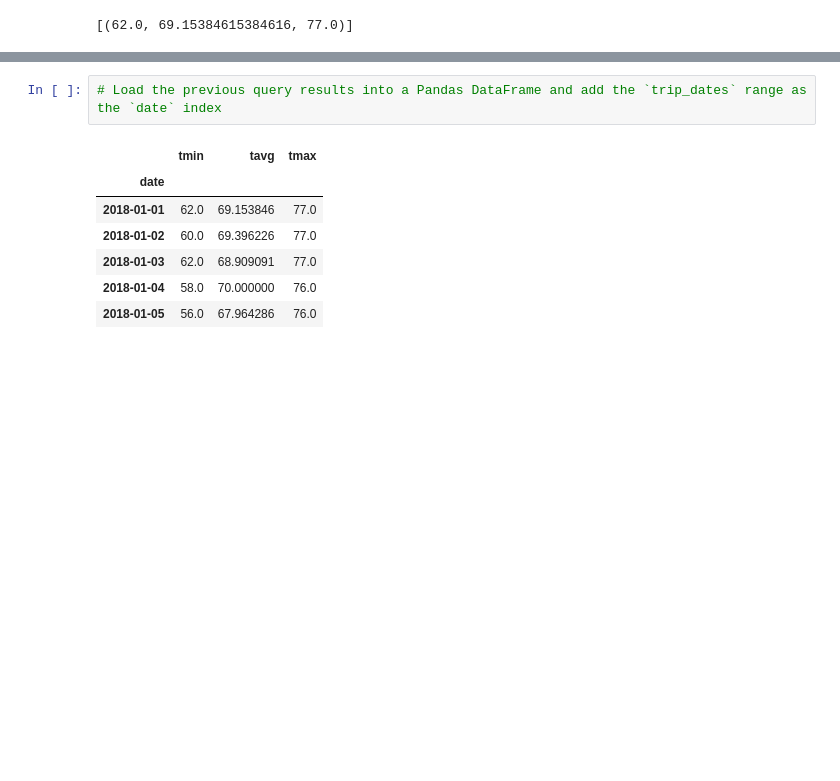
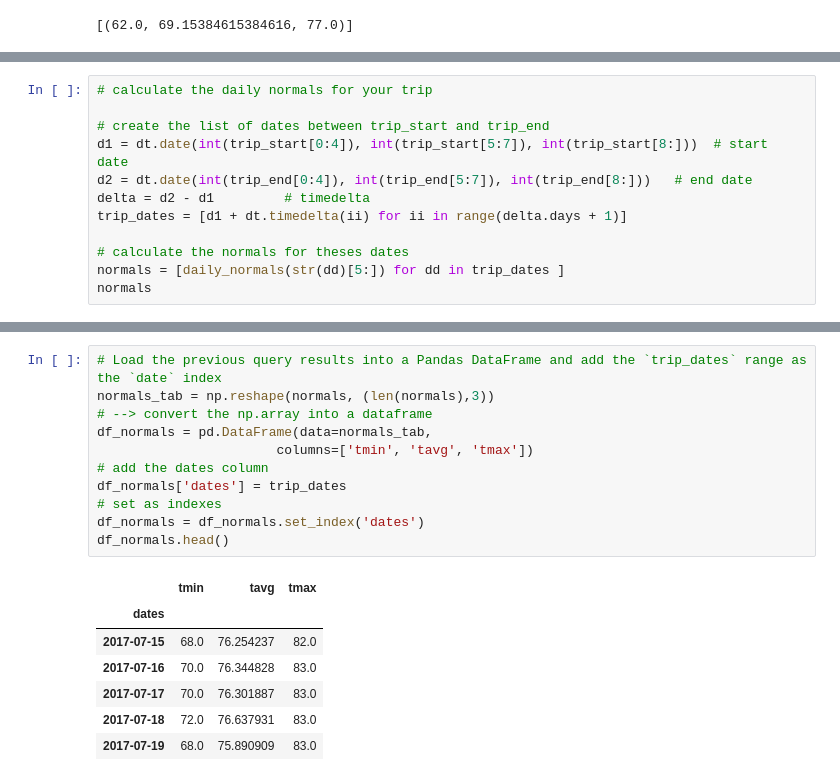
Before and after one commit to marieo31/SQLAlchemy_Challenge, a Jupyter notebook: climate.ipynb, the cells around one changed output, grey strips where cells are left out. Cells and saved outputs as stored; diff of their text form; blank space fills up the shorter version.

```diff
--- a/climate.ipynb
+++ b/climate.ipynb
@@ -310,0 +292,12 @@ daily_normals("01-01")
+# %%
+# calculate the daily normals for your trip
+
+# create the list of dates between trip_start and trip_end
+d1 = dt.date(int(trip_start[0:4]), int(trip_start[5:7]), int(trip_start[8:]))  # start date
+d2 = dt.date(int(trip_end[0:4]), int(trip_end[5:7]), int(trip_end[8:]))   # end date
+delta = d2 - d1         # timedelta
+trip_dates = [d1 + dt.timedelta(ii) for ii in range(delta.days + 1)]
+
+# calculate the normals for theses dates
+normals = [daily_normals(str(dd)[5:]) for dd in trip_dates ]
+normals
@@ -311,12 +322,21 @@ daily_normals("01-01")
 # %%
 # Load the previous query results into a Pandas DataFrame and add the `trip_dates` range as the `date` index
+normals_tab = np.reshape(normals, (len(normals),3))
+# --> convert the np.array into a dataframe
+df_normals = pd.DataFrame(data=normals_tab,
+                       columns=['tmin', 'tavg', 'tmax'])
+# add the dates column
+df_normals['dates'] = trip_dates
+# set as indexes
+df_normals = df_normals.set_index('dates')
+df_normals.head()
 # %% [output]
 |  | tmin | tavg | tmax |
-| date |  |  |  |
-| 2018-01-01 | 62.0 | 69.153846 | 77.0 |
-| 2018-01-02 | 60.0 | 69.396226 | 77.0 |
-| 2018-01-03 | 62.0 | 68.909091 | 77.0 |
-| 2018-01-04 | 58.0 | 70.000000 | 76.0 |
-| 2018-01-05 | 56.0 | 67.964286 | 76.0 |
+| dates |  |  |  |
+| 2017-07-15 | 68.0 | 76.254237 | 82.0 |
+| 2017-07-16 | 70.0 | 76.344828 | 83.0 |
+| 2017-07-17 | 70.0 | 76.301887 | 83.0 |
+| 2017-07-18 | 72.0 | 76.637931 | 83.0 |
+| 2017-07-19 | 68.0 | 75.890909 | 83.0 |
 # %%
 # Plot the daily normals as an area plot with `stacked=False`
```
Also changed, not shown: parts of 3 cells of this notebook.
